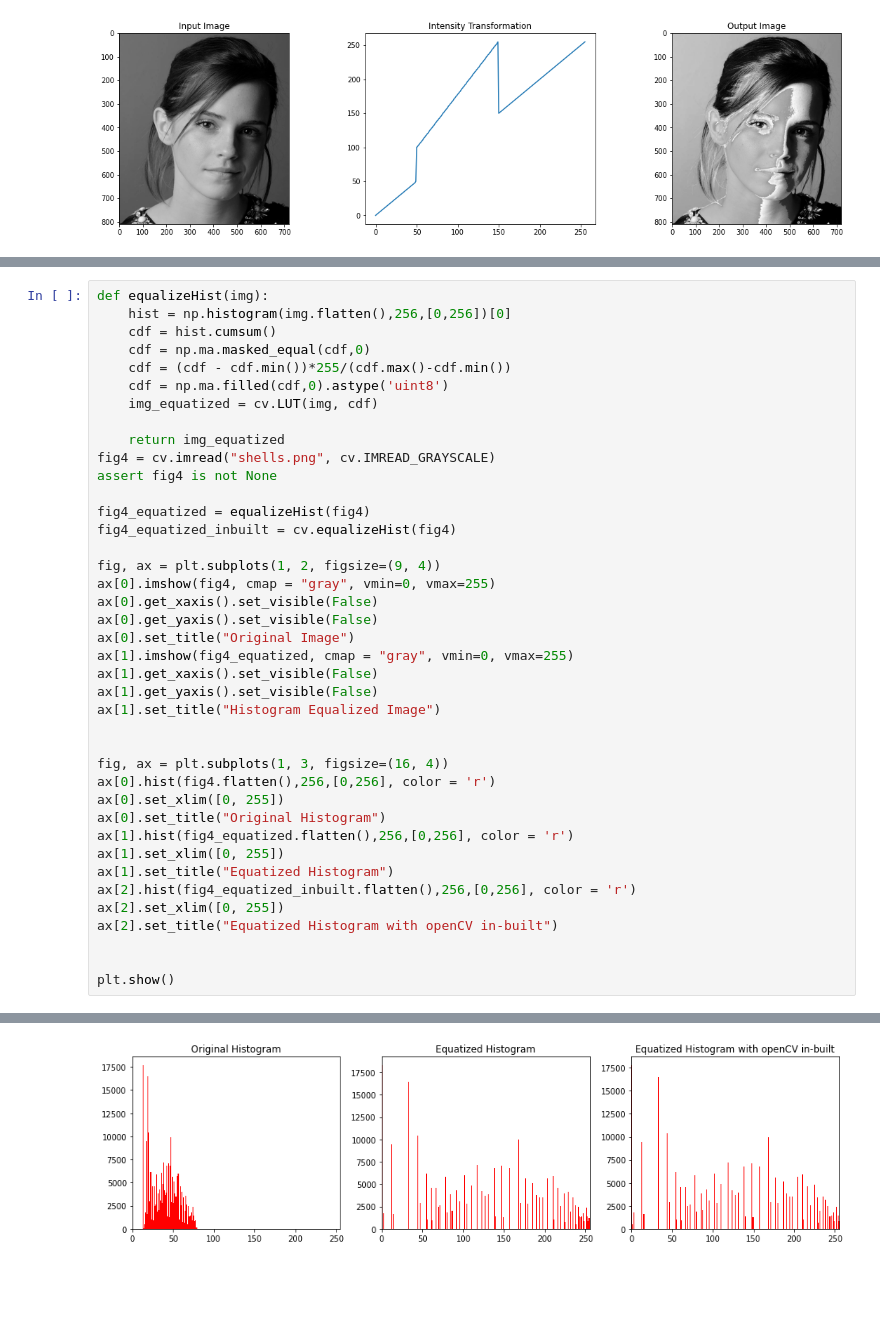
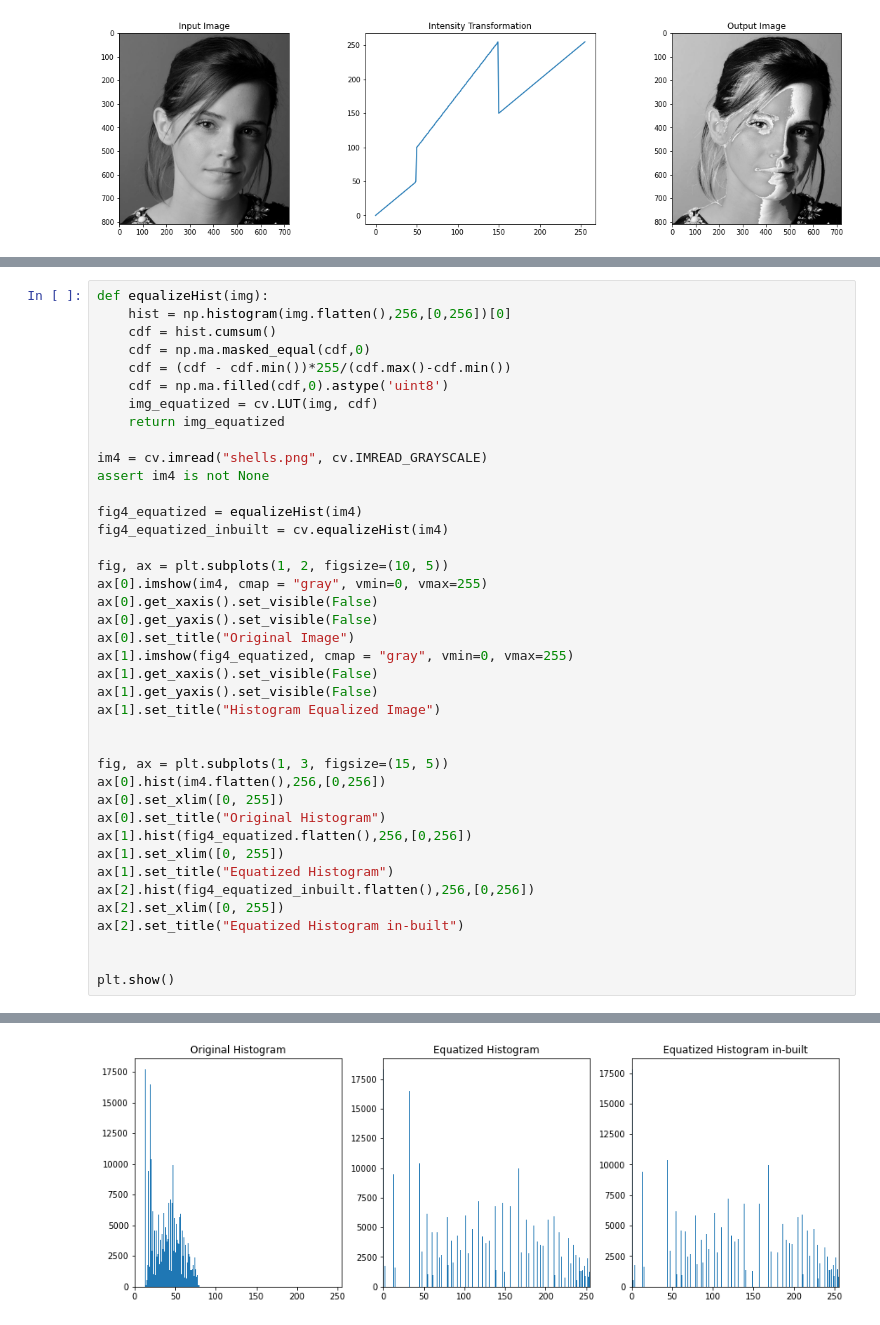
Before and after one commit to DilshiTP/Image-Processing, a Jupyter notebook: Assignments/190626H-Assignment_1.ipynb, the cells around one changed output, grey strips where cells are left out. Drawn from its saved outputs; the diff is of its cells as text; blank space fills up the shorter version.

```diff
--- a/Assignments/190626H-Assignment_1.ipynb
+++ b/Assignments/190626H-Assignment_1.ipynb
@@ -93,16 +89,16 @@ def equalizeHist(img):
     cdf = (cdf - cdf.min())*255/(cdf.max()-cdf.min())
     cdf = np.ma.filled(cdf,0).astype('uint8')
     img_equatized = cv.LUT(img, cdf)
+    return img_equatized
 
-    return img_equatized
-fig4 = cv.imread("shells.png", cv.IMREAD_GRAYSCALE)
-assert fig4 is not None
+im4 = cv.imread("shells.png", cv.IMREAD_GRAYSCALE)
+assert im4 is not None
 
-fig4_equatized = equalizeHist(fig4)
-fig4_equatized_inbuilt = cv.equalizeHist(fig4)
+fig4_equatized = equalizeHist(im4)
+fig4_equatized_inbuilt = cv.equalizeHist(im4)
 
-fig, ax = plt.subplots(1, 2, figsize=(9, 4))
-ax[0].imshow(fig4, cmap = "gray", vmin=0, vmax=255)
+fig, ax = plt.subplots(1, 2, figsize=(10, 5))
+ax[0].imshow(im4, cmap = "gray", vmin=0, vmax=255)
 ax[0].get_xaxis().set_visible(False)
 ax[0].get_yaxis().set_visible(False)
 ax[0].set_title("Original Image")
@@ -112,16 +108,16 @@ ax[1].get_yaxis().set_visible(False)
 ax[1].set_title("Histogram Equalized Image")
 
 
-fig, ax = plt.subplots(1, 3, figsize=(16, 4))
-ax[0].hist(fig4.flatten(),256,[0,256], color = 'r')
+fig, ax = plt.subplots(1, 3, figsize=(15, 5))
+ax[0].hist(im4.flatten(),256,[0,256])
 ax[0].set_xlim([0, 255])
 ax[0].set_title("Original Histogram")
-ax[1].hist(fig4_equatized.flatten(),256,[0,256], color = 'r')
+ax[1].hist(fig4_equatized.flatten(),256,[0,256])
 ax[1].set_xlim([0, 255])
 ax[1].set_title("Equatized Histogram")
-ax[2].hist(fig4_equatized_inbuilt.flatten(),256,[0,256], color = 'r')
+ax[2].hist(fig4_equatized_inbuilt.flatten(),256,[0,256])
 ax[2].set_xlim([0, 255])
-ax[2].set_title("Equatized Histogram with openCV in-built")
+ax[2].set_title("Equatized Histogram in-built")
 
 
 plt.show()
@@ -130,4 +126,4 @@ plt.show()
-[figure, old version]
+[figure, new version]
 # %%
 def zoom(img, factor, mode="nn"):
     rows, cols = int(factor*img.shape[0]),  int(factor*img.shape[1])
```
Also changed, not shown: parts of 9 cells of this notebook.
